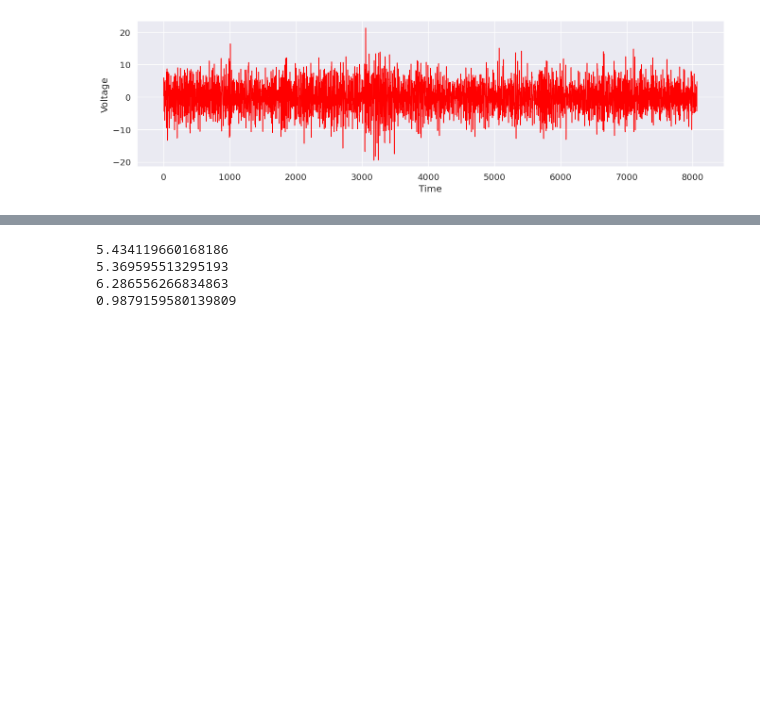
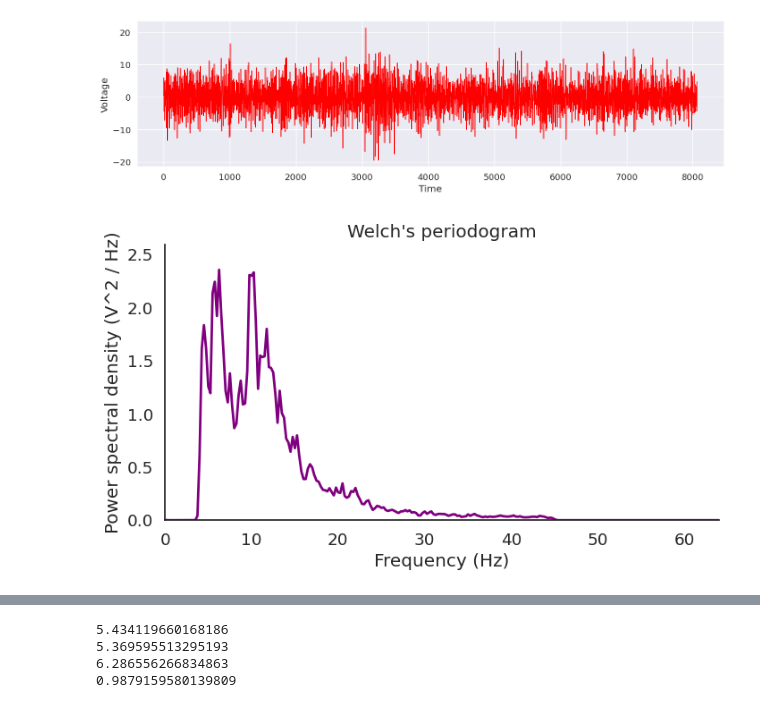
Before and after one commit to Ashwin81456/Ash, a Jupyter notebook: updating.ipynb, the cells around one changed output, grey strips where cells are left out. Saved outputs shown, nothing was run; the diff lists cells and outputs as text; code cells hidden in the pictures; blank space fills up the shorter version.

Commit message:
Created Different Band Graphs

```diff
--- a/updating.ipynb
+++ b/updating.ipynb
@@ -471,3 +471,23 @@ plt.ylabel('Voltage')
 sns.despine()
 # %% [output]
 [figure]
+# %%
+from scipy import signal
+from scipy.signal import welch
+
+# Define window length (4 seconds)
+win = 4 * sf
+freqs, psd = signal.welch(eeg_data[0,31], sf, nperseg=win)
+
+# Plot the power spectrum
+sns.set(font_scale=1.2, style='white')
+plt.figure(figsize=(8, 4))
+plt.plot(freqs, psd, color='purple', lw=2)
+plt.xlabel('Frequency (Hz)')
+plt.ylabel('Power spectral density (V^2 / Hz)')
+plt.ylim([0, psd.max() * 1.1])
+plt.title("Welch's periodogram")
+plt.xlim([0, freqs.max()])
+sns.despine()
+# %% [output]
+[figure, added]
```
Also changed, not shown: parts of 4 cells of this notebook.
